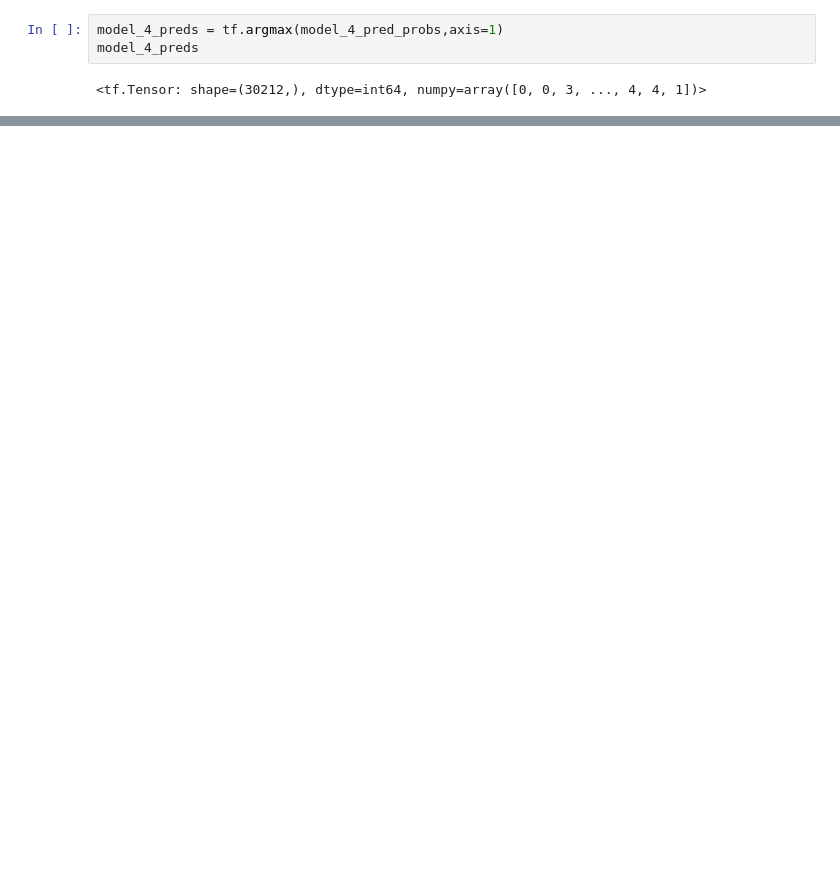
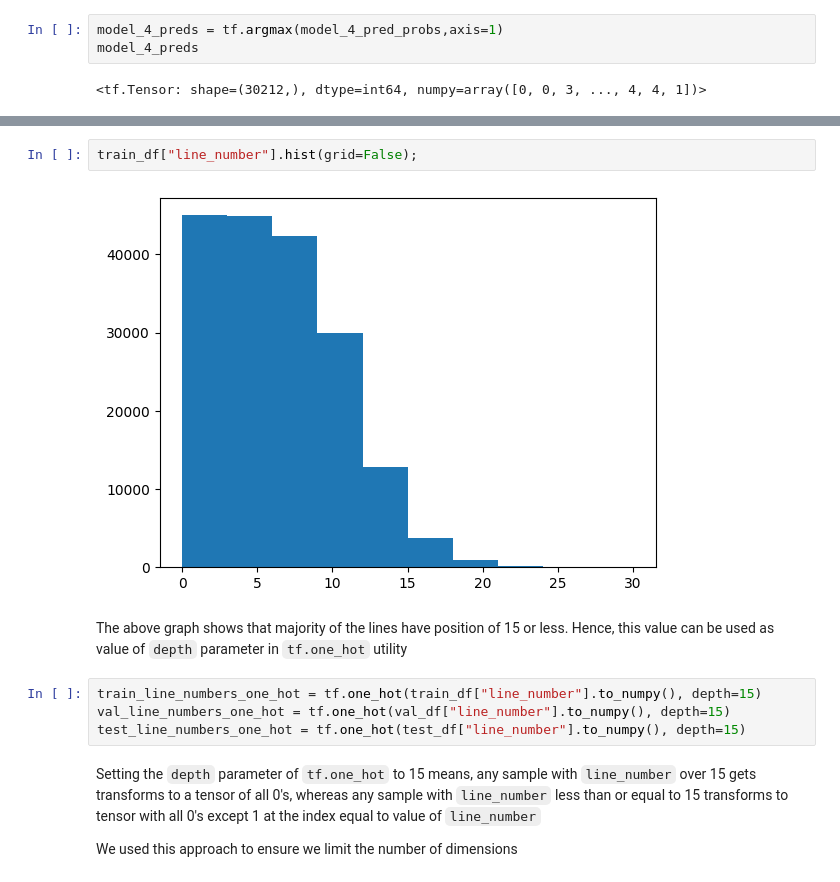
Before and after one commit to bikash119/learn_tensorflow, a Jupyter notebook: learn_tf_006.ipynb, the cells around one changed output, grey strips where cells are left out. Saved outputs shown, nothing was run; the diff lists cells and outputs as text; blank space fills up the shorter version.

```diff
--- a/learn_tf_006.ipynb
+++ b/learn_tf_006.ipynb
@@ -1122,0 +1183,14 @@ model_4_results
+# %%
+train_df["line_number"].hist(grid=False);
+# %% [output]
+[figure, added]
+# %% [markdown]
+The above graph shows that majority of the lines have position of 15 or less. Hence, this value can be used as value of `depth` parameter in `tf.one_hot` utility
+# %%
+train_line_numbers_one_hot = tf.one_hot(train_df["line_number"].to_numpy(), depth=15)
+val_line_numbers_one_hot = tf.one_hot(val_df["line_number"].to_numpy(), depth=15)
+test_line_numbers_one_hot = tf.one_hot(test_df["line_number"].to_numpy(), depth=15)
+# %% [markdown]
+Setting the `depth` parameter of `tf.one_hot` to 15 means, any sample with `line_number` over 15 gets transforms to a tensor of all 0's, whereas any sample with `line_number` less than or equal to 15 transforms to tensor with all 0's except 1 at the index equal to value of `line_number`
+
+We used this approach to ensure we limit the number of dimensions
```
Also changed, not shown: parts of 80 cells of this notebook.
